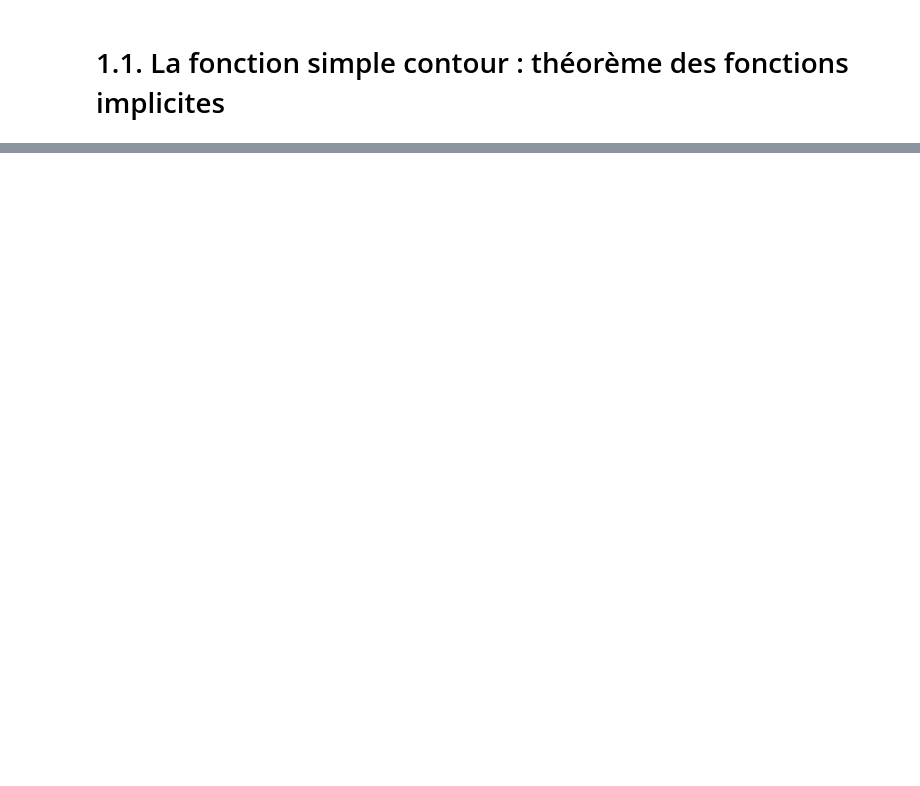
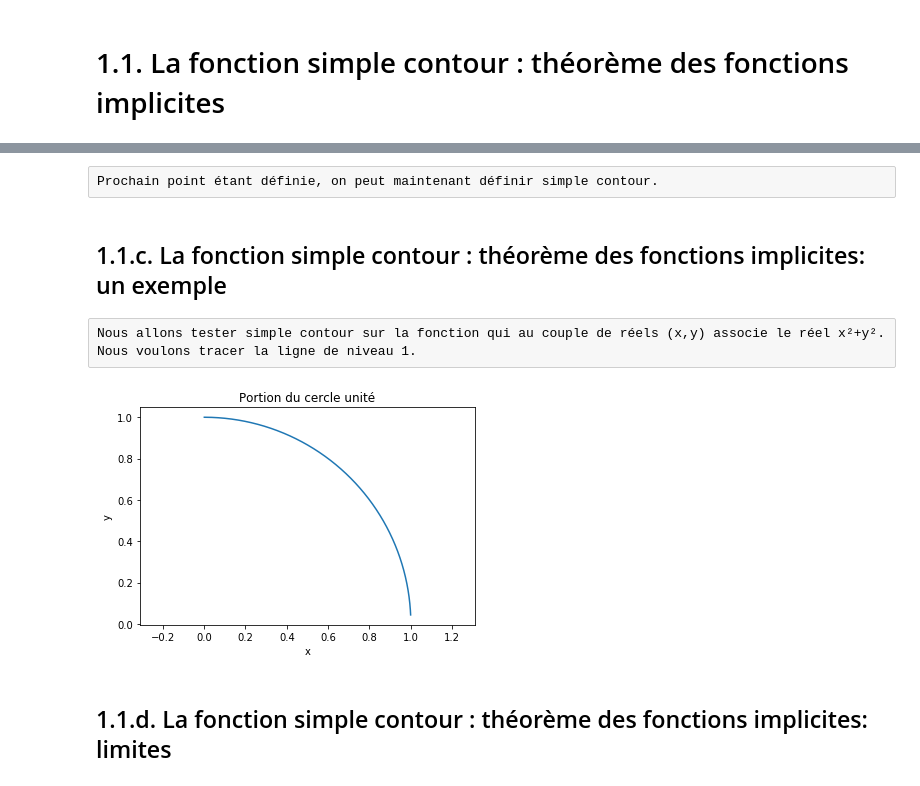
Before and after one commit to AJacquillat/Projet, a Jupyter notebook: presentation_contour.ipynb, the cells around one changed output, grey strips where cells are left out. Cells and saved outputs as stored; diff of their text form; code cells hidden in the pictures; blank space fills up the shorter version.

```diff
--- a/presentation_contour.ipynb
+++ b/presentation_contour.ipynb
@@ -149,0 +148,2 @@ pl.show()
+# %% [raw]
+Prochain point étant définie, on peut maintenant définir simple contour.
@@ -149,0 +166,19 @@ pl.show()
+# %% [markdown]
+## 1.1.c. La fonction simple contour : théorème des fonctions implicites: un exemple
+# %% [raw]
+Nous allons tester simple contour sur la fonction qui au couple de réels (x,y) associe le réel x²+y². Nous voulons tracer la ligne de niveau 1.
+# %%
+f=lambda x,y:(x**2+y**2)*1.0
+
+couples=simple_contour(f,1.0,0.001)
+
+pl.plot(couples[0],couples[1])
+pl.axis("equal")
+pl.xlabel('x')
+pl.ylabel('y')
+pl.title('Portion du cercle unité')
+pl.show()
+# %% [output]
+[figure, added]
+# %% [markdown]
+## 1.1.d. La fonction simple contour : théorème des fonctions implicites: limites
```
Also changed, not shown: parts of 27 cells of this notebook.
